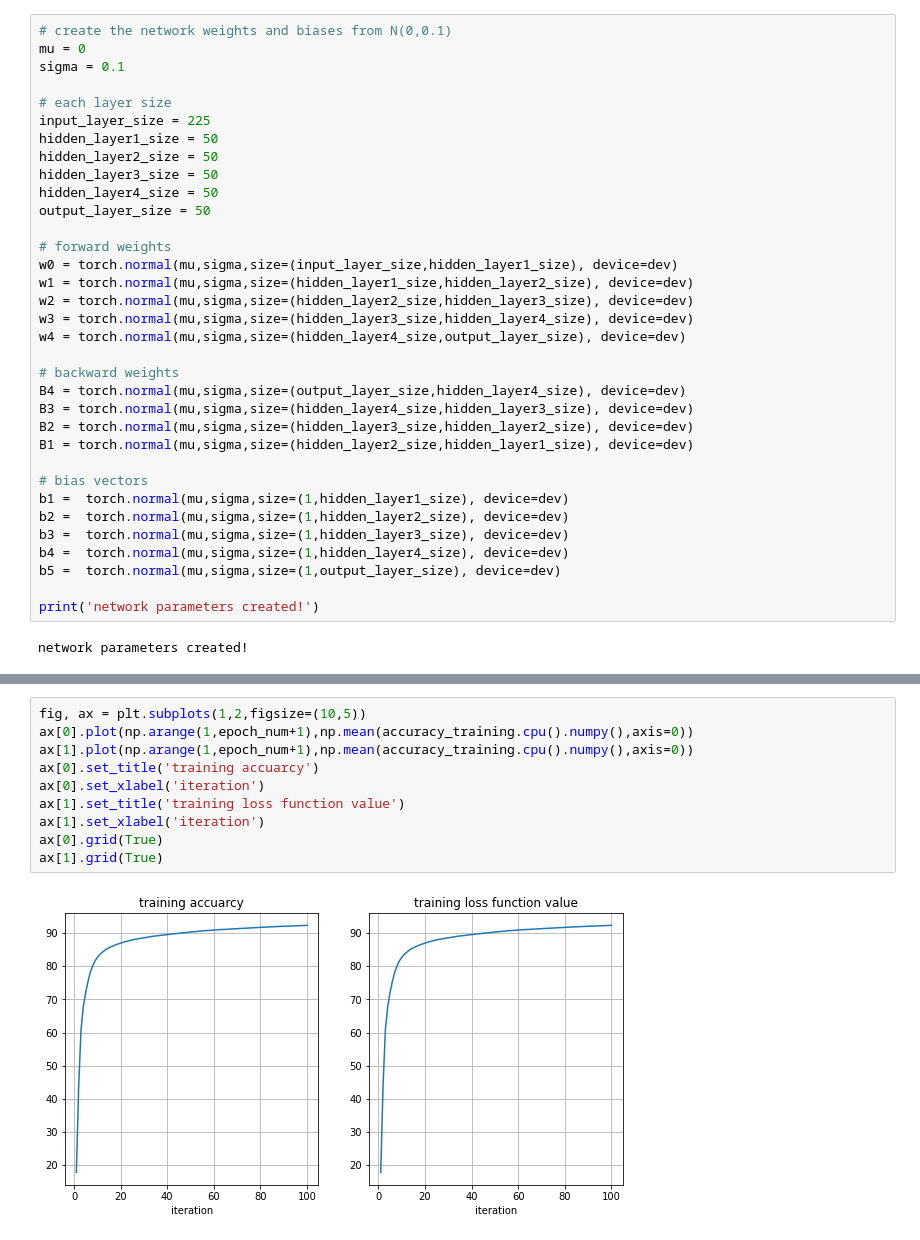
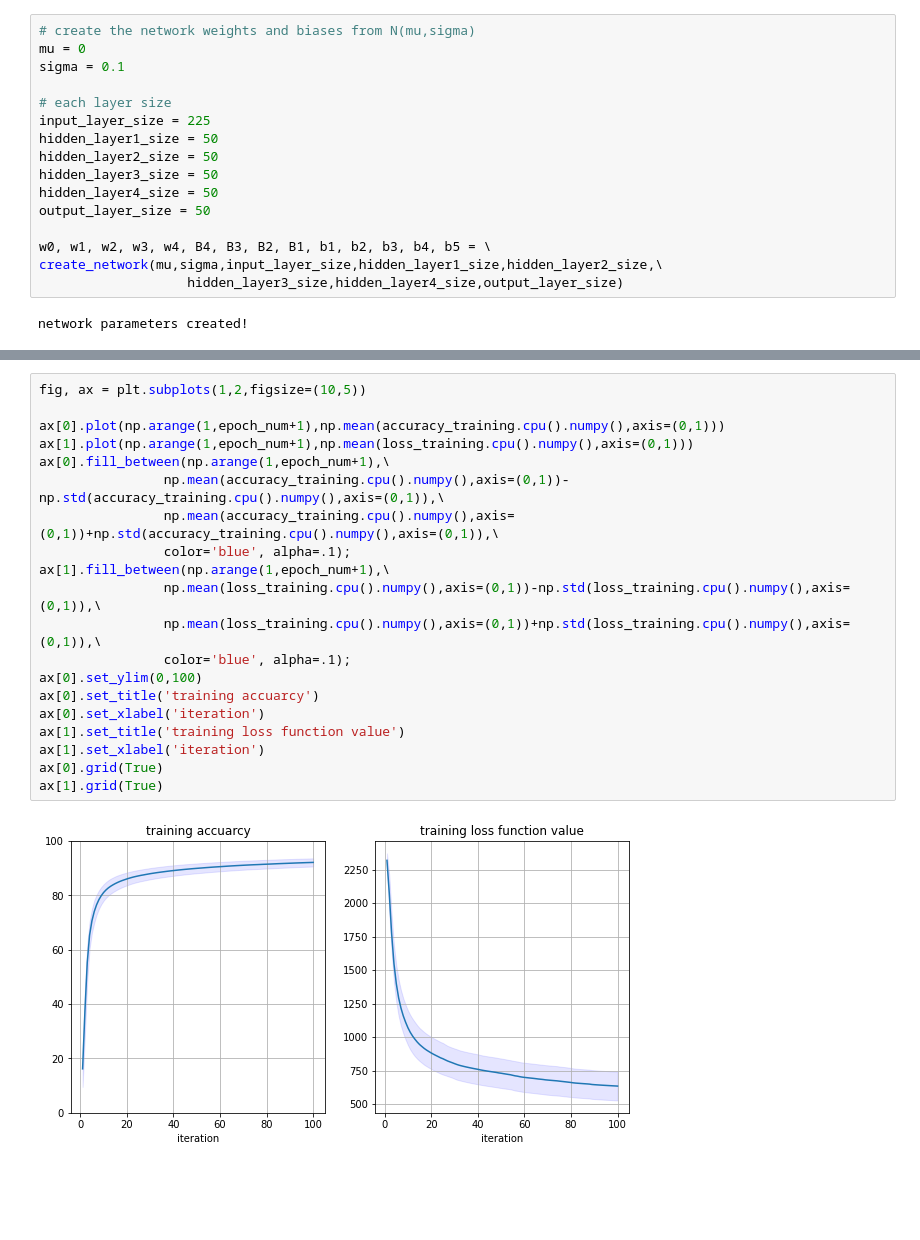
Before and after one commit to ARMINPAN/Advance-Neuroscience-FInal-Project, a Jupyter notebook: Main.ipynb, the cells around one changed output, grey strips where cells are left out. Drawn from its saved outputs; the diff is of its cells as text; blank space fills up the shorter version.

```diff
--- a/Main.ipynb
+++ b/Main.ipynb
@@ -538,7 +565,7 @@ print(y_train_nhot.shape, y_test_nhot.shape)
 n hot coding done!
 torch.Size([60000, 50]) torch.Size([10000, 50])
 # %%
-# create the network weights and biases from N(0,0.1)
+# create the network weights and biases from N(mu,sigma)
 mu = 0
 sigma = 0.1
 
@@ -550,27 +577,9 @@ hidden_layer3_size = 50
 hidden_layer4_size = 50
 output_layer_size = 50
 
-# forward weights
-w0 = torch.normal(mu,sigma,size=(input_layer_size,hidden_layer1_size), device=dev)
-w1 = torch.normal(mu,sigma,size=(hidden_layer1_size,hidden_layer2_size), device=dev)
-w2 = torch.normal(mu,sigma,size=(hidden_layer2_size,hidden_layer3_size), device=dev)
-w3 = torch.normal(mu,sigma,size=(hidden_layer3_size,hidden_layer4_size), device=dev)
-w4 = torch.normal(mu,sigma,size=(hidden_layer4_size,output_layer_size), device=dev)
-
-# backward weights
-B4 = torch.normal(mu,sigma,size=(output_layer_size,hidden_layer4_size), device=dev)
-B3 = torch.normal(mu,sigma,size=(hidden_layer4_size,hidden_layer3_size), device=dev)
-B2 = torch.normal(mu,sigma,size=(hidden_layer3_size,hidden_layer2_size), device=dev)
-B1 = torch.normal(mu,sigma,size=(hidden_layer2_size,hidden_layer1_size), device=dev)
-
-# bias vectors
-b1 =  torch.normal(mu,sigma,size=(1,hidden_layer1_size), device=dev)
-b2 =  torch.normal(mu,sigma,size=(1,hidden_layer2_size), device=dev)
-b3 =  torch.normal(mu,sigma,size=(1,hidden_layer3_size), device=dev)
-b4 =  torch.normal(mu,sigma,size=(1,hidden_layer4_size), device=dev)
-b5 =  torch.normal(mu,sigma,size=(1,output_layer_size), device=dev)
-
-print('network parameters created!')
+w0, w1, w2, w3, w4, B4, B3, B2, B1, b1, b2, b3, b4, b5 = \
+create_network(mu,sigma,input_layer_size,hidden_layer1_size,hidden_layer2_size,\
+                   hidden_layer3_size,hidden_layer4_size,output_layer_size)
 # %% [output]
 network parameters created!
 # %%
@@ -682,15 +721,25 @@ RuntimeError: ignored
 # %%
 fig, ax = plt.subplots(1,2,figsize=(10,5))
-ax[0].plot(np.arange(1,epoch_num+1),np.mean(accuracy_training.cpu().numpy(),axis=0))
-ax[1].plot(np.arange(1,epoch_num+1),np.mean(accuracy_training.cpu().numpy(),axis=0))
+
+ax[0].plot(np.arange(1,epoch_num+1),np.mean(accuracy_training.cpu().numpy(),axis=(0,1)))
+ax[1].plot(np.arange(1,epoch_num+1),np.mean(loss_training.cpu().numpy(),axis=(0,1)))
+ax[0].fill_between(np.arange(1,epoch_num+1),\
+                np.mean(accuracy_training.cpu().numpy(),axis=(0,1))-np.std(accuracy_training.cpu().numpy(),axis=(0,1)),\
+                np.mean(accuracy_training.cpu().numpy(),axis=(0,1))+np.std(accuracy_training.cpu().numpy(),axis=(0,1)),\
+                color='blue', alpha=.1);
+ax[1].fill_between(np.arange(1,epoch_num+1),\
+                np.mean(loss_training.cpu().numpy(),axis=(0,1))-np.std(loss_training.cpu().numpy(),axis=(0,1)),\
+                np.mean(loss_training.cpu().numpy(),axis=(0,1))+np.std(loss_training.cpu().numpy(),axis=(0,1)),\
+                color='blue', alpha=.1);
+ax[0].set_ylim(0,100)
 ax[0].set_title('training accuarcy')
 ax[0].set_xlabel('iteration')
 ax[1].set_title('training loss function value')
 ax[1].set_xlabel('iteration')
 ax[0].grid(True)
 ax[1].grid(True)
 # %% [output]
-[figure, old version]
+[figure, new version]
 # %%
 import pandas as pd
 
```
Also changed, not shown: parts of 11 cells of this notebook.
